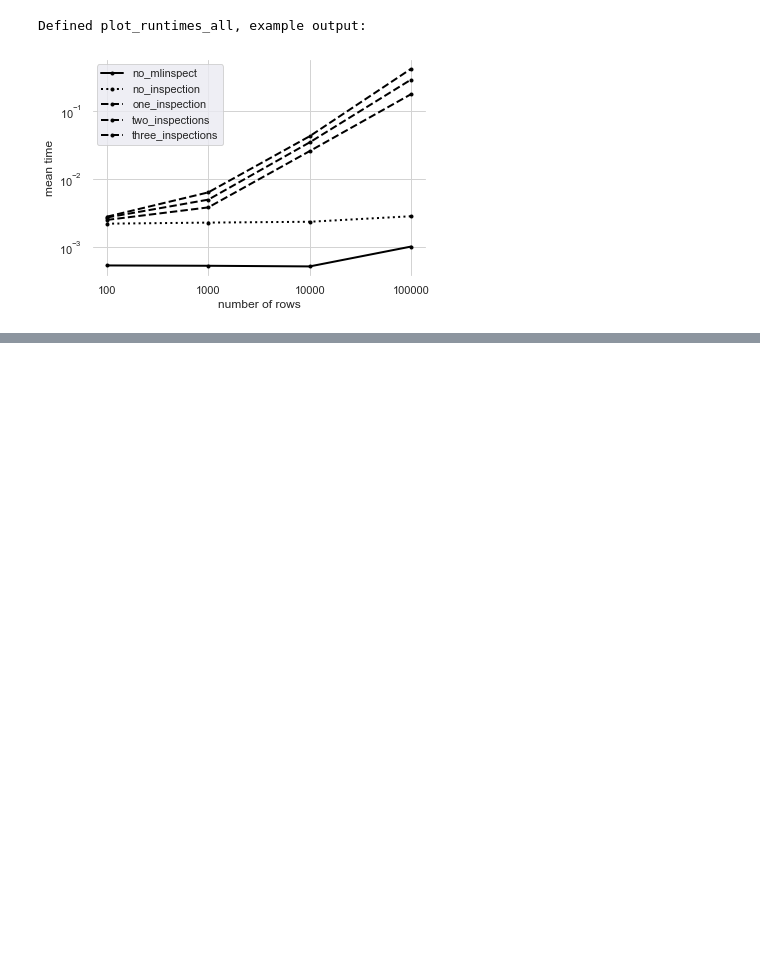
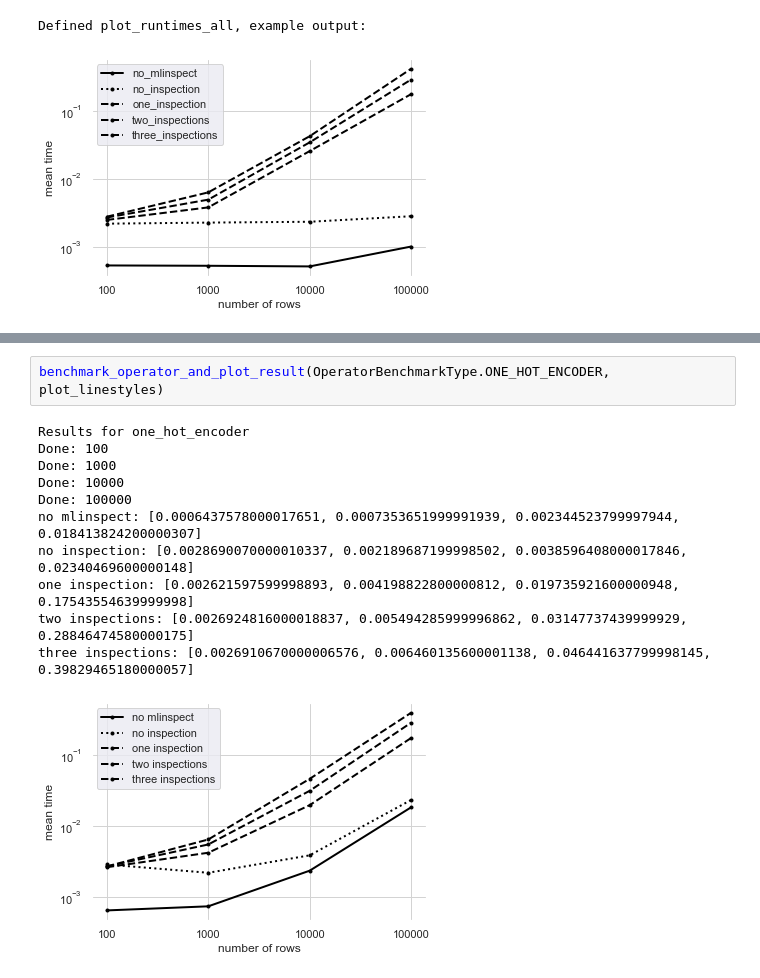
Before and after one commit to stefan-grafberger/mlinspect, a Jupyter notebook: experiments/operator_benchmarks.ipynb, the cells around one changed output, grey strips where cells are left out. Saved outputs shown, nothing was run; the diff lists cells and outputs as text; blank space fills up the shorter version.

```diff
--- a/experiments/operator_benchmarks.ipynb
+++ b/experiments/operator_benchmarks.ipynb
@@ -312,0 +179,14 @@ DecisionTree results
+# %%
+benchmark_operator_and_plot_result(OperatorBenchmarkType.ONE_HOT_ENCODER, plot_linestyles)
+# %% [output]
+Results for one_hot_encoder
+Done: 100
+Done: 1000
+Done: 10000
+Done: 100000
+no mlinspect: [0.0006437578000017651, 0.0007353651999991939, 0.002344523799997944, 0.018413824200000307]
+no inspection: [0.0028690070000010337, 0.002189687199998502, 0.0038596408000017846, 0.02340469600000148]
+one inspection: [0.002621597599998893, 0.004198822800000812, 0.019735921600000948, 0.17543554639999998]
+two inspections: [0.0026924816000018837, 0.005494285999996862, 0.03147737439999929, 0.28846474580000175]
+three inspections: [0.0026910670000006576, 0.006460135600001138, 0.046441637799998145, 0.39829465180000057]
+[figure, added]
```
Also changed, not shown: parts of 18 cells of this notebook, 2 other files.
